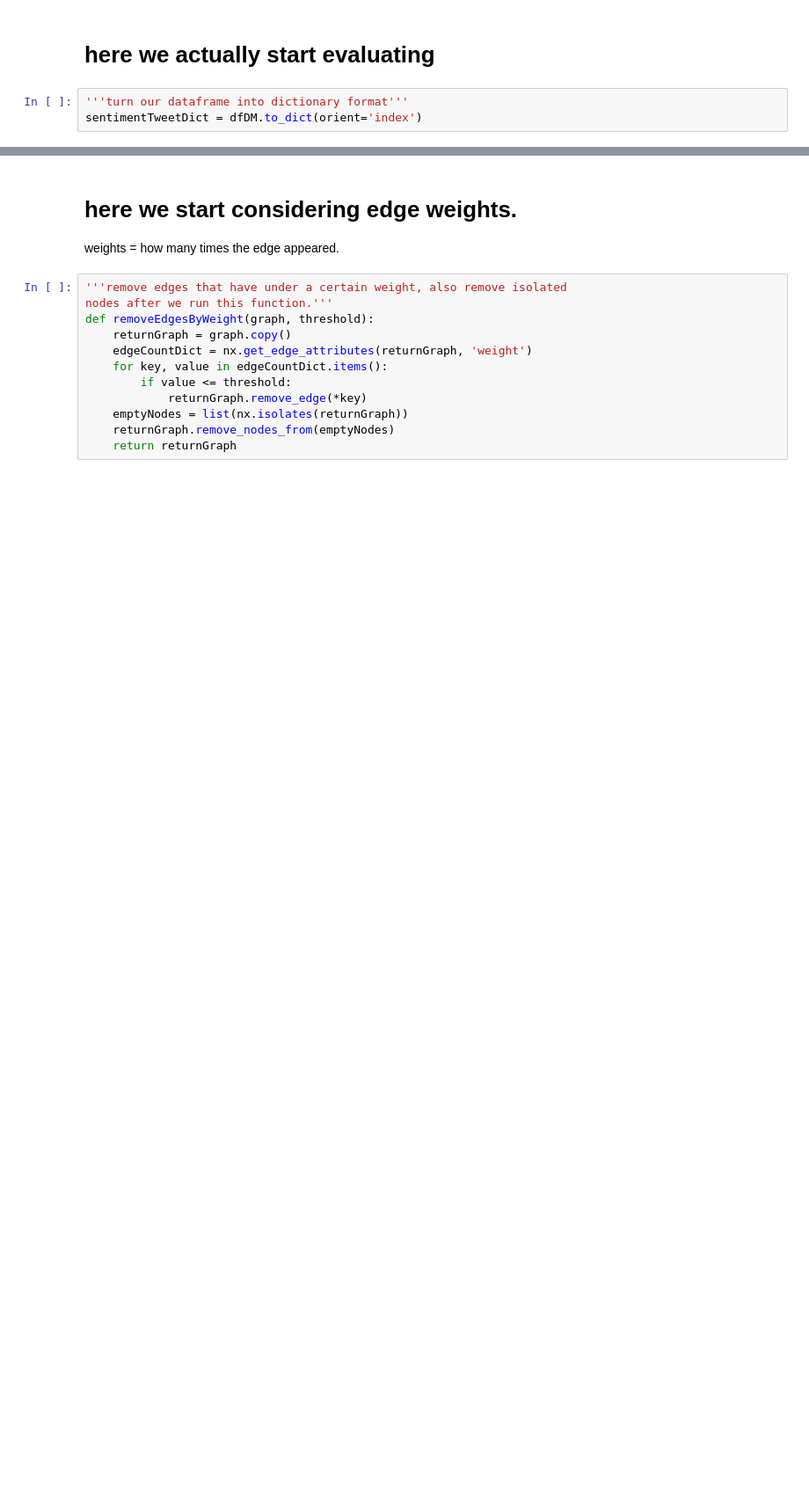
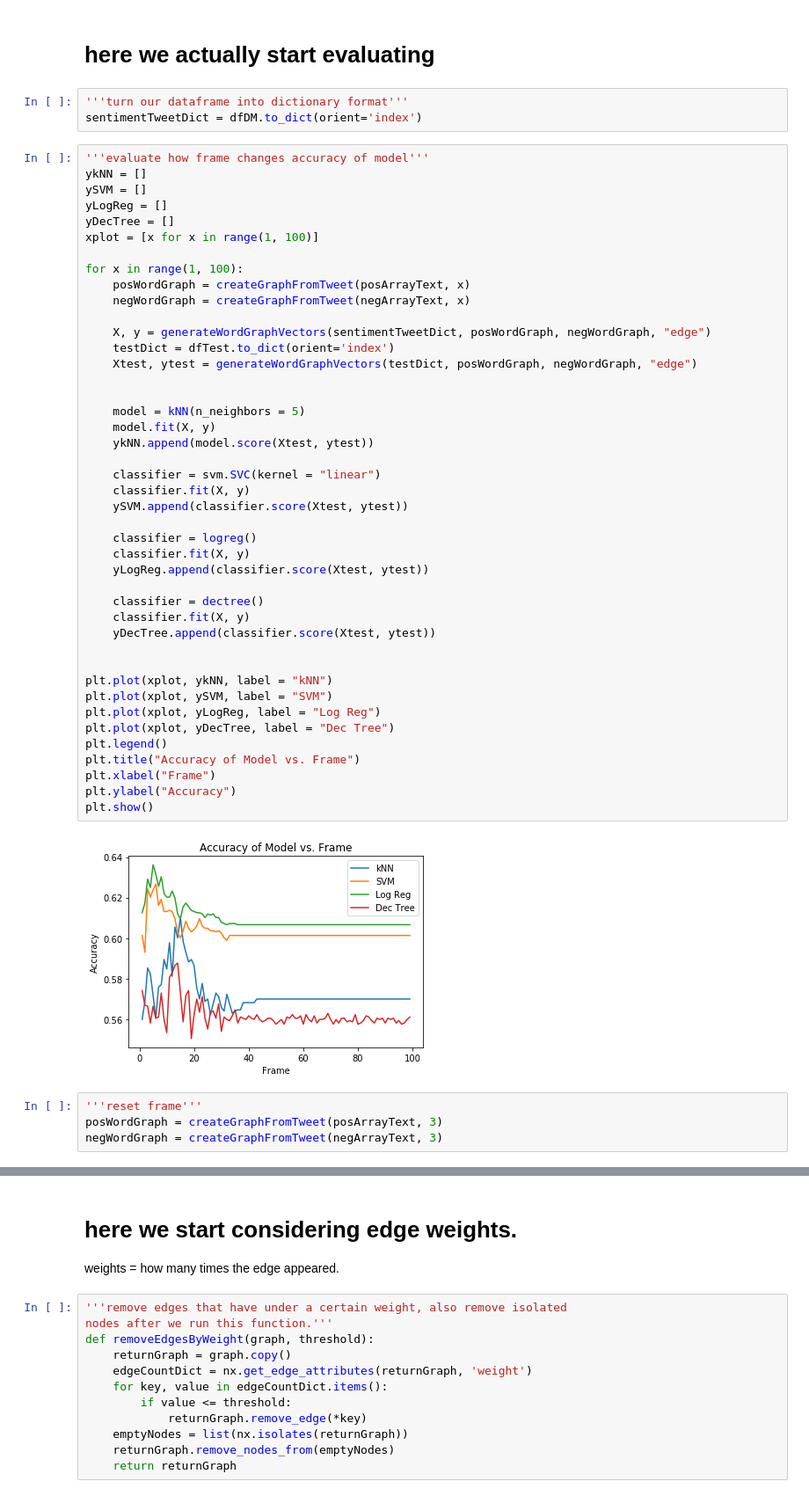
Before and after one commit to classicalfreak96/SentimentAnalysisGraphModel, a Jupyter notebook: Project.2 food.ipynb, the cells around one changed output, grey strips where cells are left out. Shown: that part at 88% size. Cells and saved outputs as stored; diff of their text form; blank space fills up the shorter version.

```diff
--- a/Project.2 food.ipynb
+++ b/Project.2 food.ipynb
@@ -426,3 +426,52 @@ def generateWordGraphVectors(dataframeDict, posWordGraph, negWordGraph, metricTy
 # %%
 '''turn our dataframe into dictionary format'''
 sentimentTweetDict = dfDM.to_dict(orient='index')
+# %%
+'''evaluate how frame changes accuracy of model'''
+ykNN = []
+ySVM = []
+yLogReg = []
+yDecTree = []
+xplot = [x for x in range(1, 100)]
+
+for x in range(1, 100):
+    posWordGraph = createGraphFromTweet(posArrayText, x)
+    negWordGraph = createGraphFromTweet(negArrayText, x)
+
+    X, y = generateWordGraphVectors(sentimentTweetDict, posWordGraph, negWordGraph, "edge")
+    testDict = dfTest.to_dict(orient='index')
+    Xtest, ytest = generateWordGraphVectors(testDict, posWordGraph, negWordGraph, "edge")
+
+
+    model = kNN(n_neighbors = 5)
+    model.fit(X, y)
+    ykNN.append(model.score(Xtest, ytest))
+
+    classifier = svm.SVC(kernel = "linear")
+    classifier.fit(X, y)
+    ySVM.append(classifier.score(Xtest, ytest))
+
+    classifier = logreg()
+    classifier.fit(X, y)
+    yLogReg.append(classifier.score(Xtest, ytest))
+
+    classifier = dectree()
+    classifier.fit(X, y)
+    yDecTree.append(classifier.score(Xtest, ytest))
+
+
+plt.plot(xplot, ykNN, label = "kNN")
+plt.plot(xplot, ySVM, label = "SVM")
+plt.plot(xplot, yLogReg, label = "Log Reg")
+plt.plot(xplot, yDecTree, label = "Dec Tree")
+plt.legend()
+plt.title("Accuracy of Model vs. Frame")
+plt.xlabel("Frame")
+plt.ylabel("Accuracy")
+plt.show()
+# %% [output]
+[figure, added]
+# %%
+'''reset frame'''
+posWordGraph = createGraphFromTweet(posArrayText, 3)
+negWordGraph = createGraphFromTweet(negArrayText, 3)
```
Also changed, not shown: parts of 10 cells of this notebook, 1 other file.
